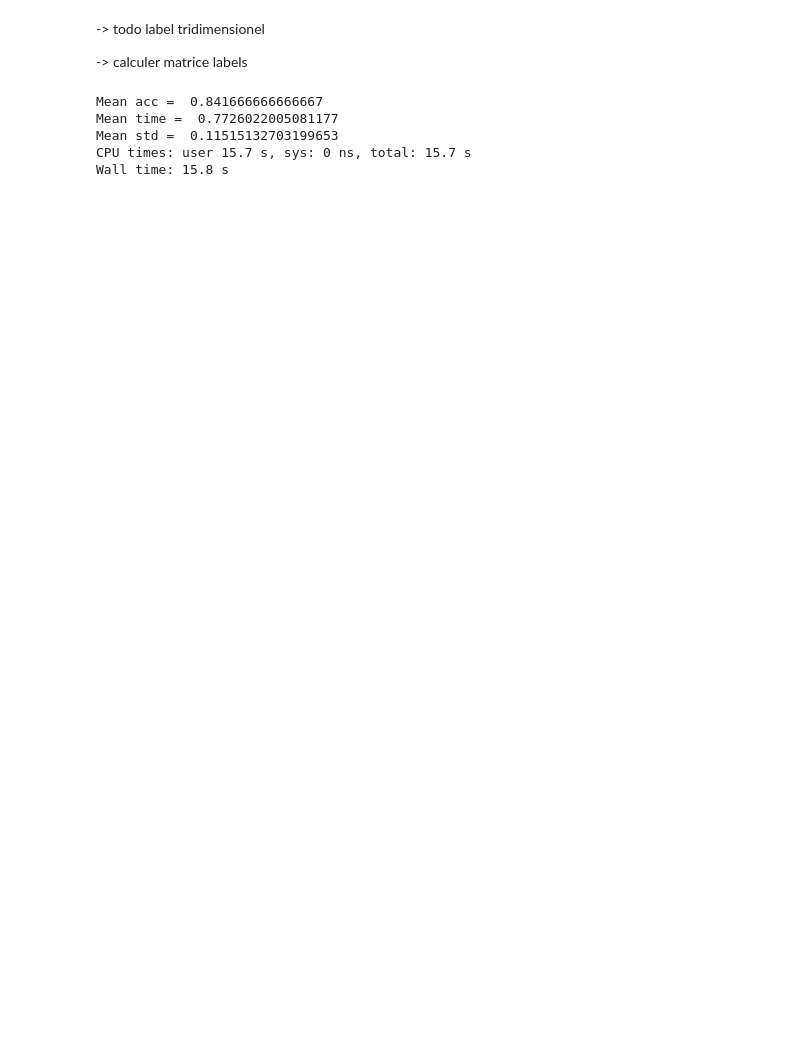
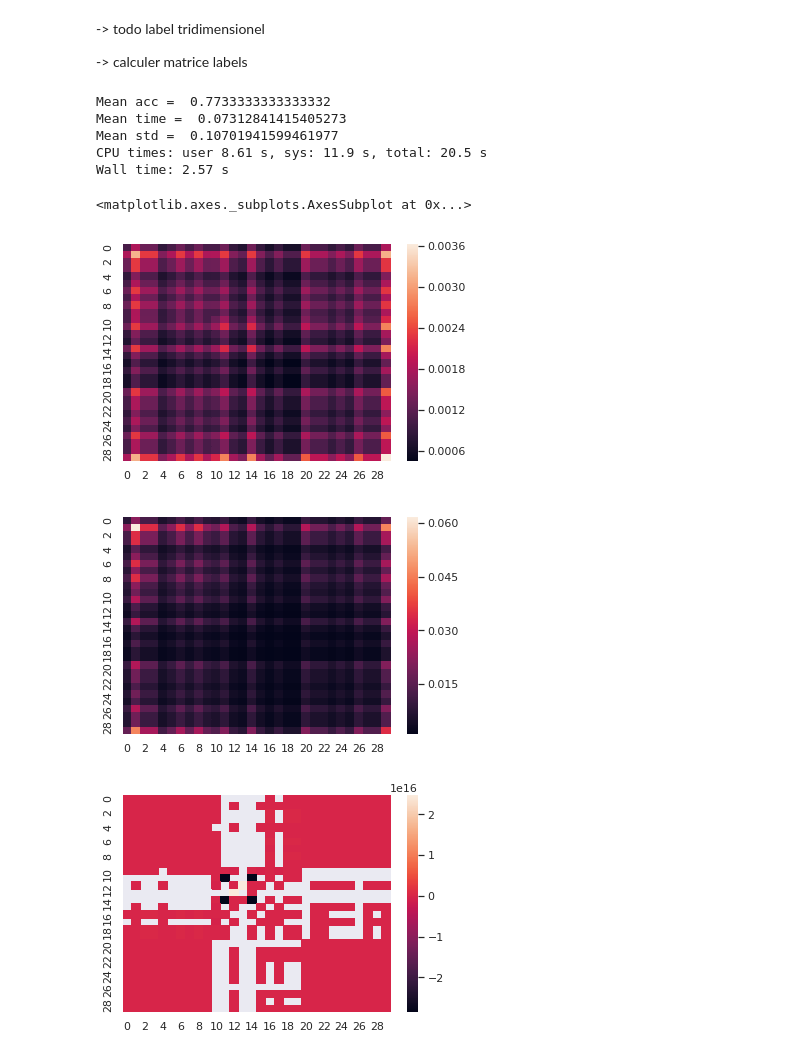
Before and after one commit to leoandeol/graph-kernels, a Jupyter notebook: tests.ipynb, the cells around one changed output. Drawn from its saved outputs; the diff is of its cells as text; code cells hidden in the pictures; blank space fills up the shorter version.

Commit message:
Wrote new methods to calculate the kernels, changed other function to adapt, and made some tests

```diff
--- a/tests.ipynb
+++ b/tests.ipynb
@@ -11,10 +13,10 @@ from svm import SVM
 %%time
 db = Database()
 d = []
-N = 20
+N = 30
 for _ in range(N):
     db2 = db.gen_database_test(9, 5, 5, 3)
-    s = SVM(db2, 0.7, lambda x: pow(0.9,x))
+    s = SVM(db2, 0.7, 0.9, kernel="inv_kernel")
     d.append(s.cross_val_score(5))
 print("Mean acc = ",sum([x["accuracy"] for x in d])/N)
 print("Mean time = ",sum([x["time"] for x in d])/N)
@@ -26,8 +28,27 @@ print("Mean std = ",sum([x["stddev"] for x in d])/N)
 #affichage des graphes et dérouler l'algo à la main pour les carrés noir
 #faire avec labels 2~5 et essayer d'avoir des distributions de labels pas trop différentes entre les toplogies
 # %% [output]
-Mean acc =  0.841666666666667
-Mean time =  0.7726022005081177
-Mean std =  0.11515132703199653
-CPU times: user 15.7 s, sys: 0 ns, total: 15.7 s
-Wall time: 15.8 s
+Mean acc =  0.7733333333333332
+Mean time =  0.07312841415405273
+Mean std =  0.10701941599461977
+CPU times: user 8.61 s, sys: 11.9 s, total: 20.5 s
+Wall time: 2.57 s
+# %%
+db = Database()
+d = []
+db2 = db.gen_database_test(9, 5, 5, 3)
+N = np.max(db2[:,0].shape[0])
+M = np.max([len(x.nonzero()[0]) for x in db2[:,0]])
+ker = Kernel(0.95,N,M)
+#brut
+sns.heatmap(ker.build_gram_matrix(db2[:,0],kernel=ker.raw_kernel)/10)
+plt.figure()
+#par inverse, significativement plus rapide
+sns.heatmap(ker.build_gram_matrix(db2[:,0],kernel=ker.inv_kernel))
+plt.figure()
+sns.heatmap(ker.build_gram_matrix(db2[:,0],kernel=ker.conj_grad_kernel))
+# %% [output]
+<matplotlib.axes._subplots.AxesSubplot at 0x...>
+[figure, added]
+[figure, added]
+[figure, added]
```
Also changed, not shown: parts of 1 cell of this notebook, 2 other files.
